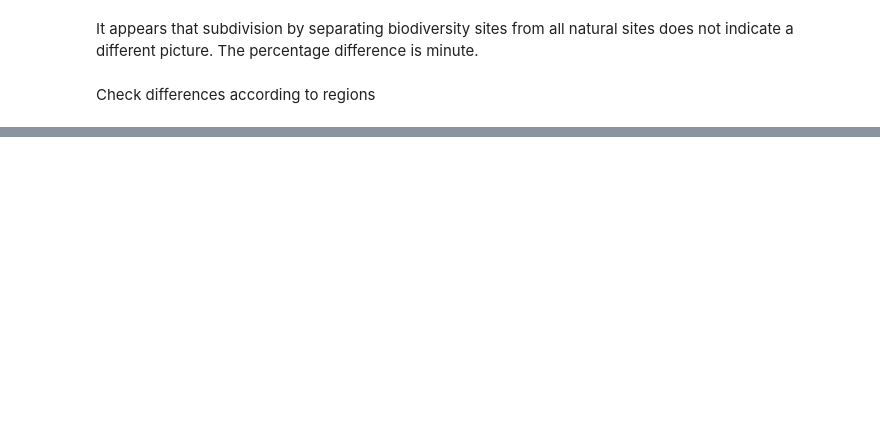
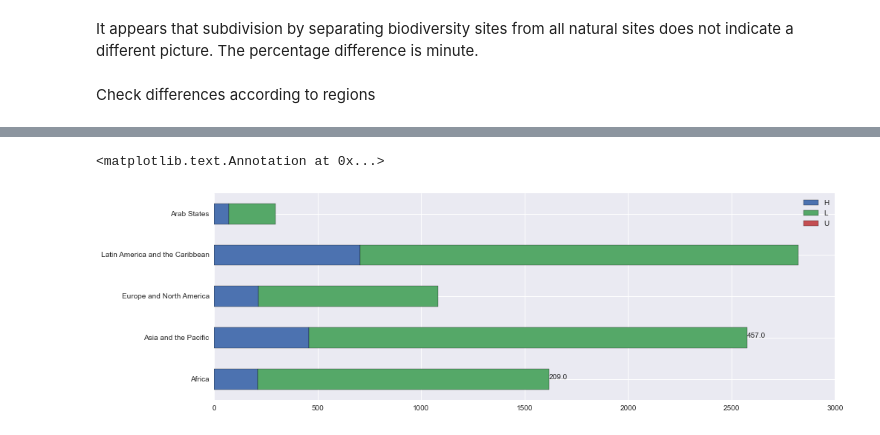
Before and after one commit to Yichuans/climate-vulnerable-wh, a Jupyter notebook: workspace.ipynb, the cells around one changed output, grey strips where cells are left out. Cells and saved outputs as stored; diff of their text form; code cells hidden in the pictures; blank space fills up the shorter version.

```diff
--- a/workspace.ipynb
+++ b/workspace.ipynb
@@ -1056,0 +1163,11 @@ df_final[0][['per_H' + each for each in ['', '_africa', '_asia', '_euna', '_lac'
+# %%
+# bird
+a = pd.concat([each[['H', 'L', 'U']].loc['FINAL_SCORE'] for each in bird_regions], 1).T
+a.index = regions_name_list
+b = a.plot.barh(stacked=True, figsize=(15,5))
+# testing annotation, note y axis is from bottom up. unit based on data
+b.annotate(str(a.loc['Africa'].H), (a.loc['Africa'].sum(), 0))
+b.annotate(str(a.loc['Asia and the Pacific'].H), (a.loc['Asia and the Pacific'].sum(), 1))
+# %% [output]
+<matplotlib.text.Annotation at 0x...>
+[figure, added]
```
Also changed, not shown: parts of 13 cells of this notebook.
